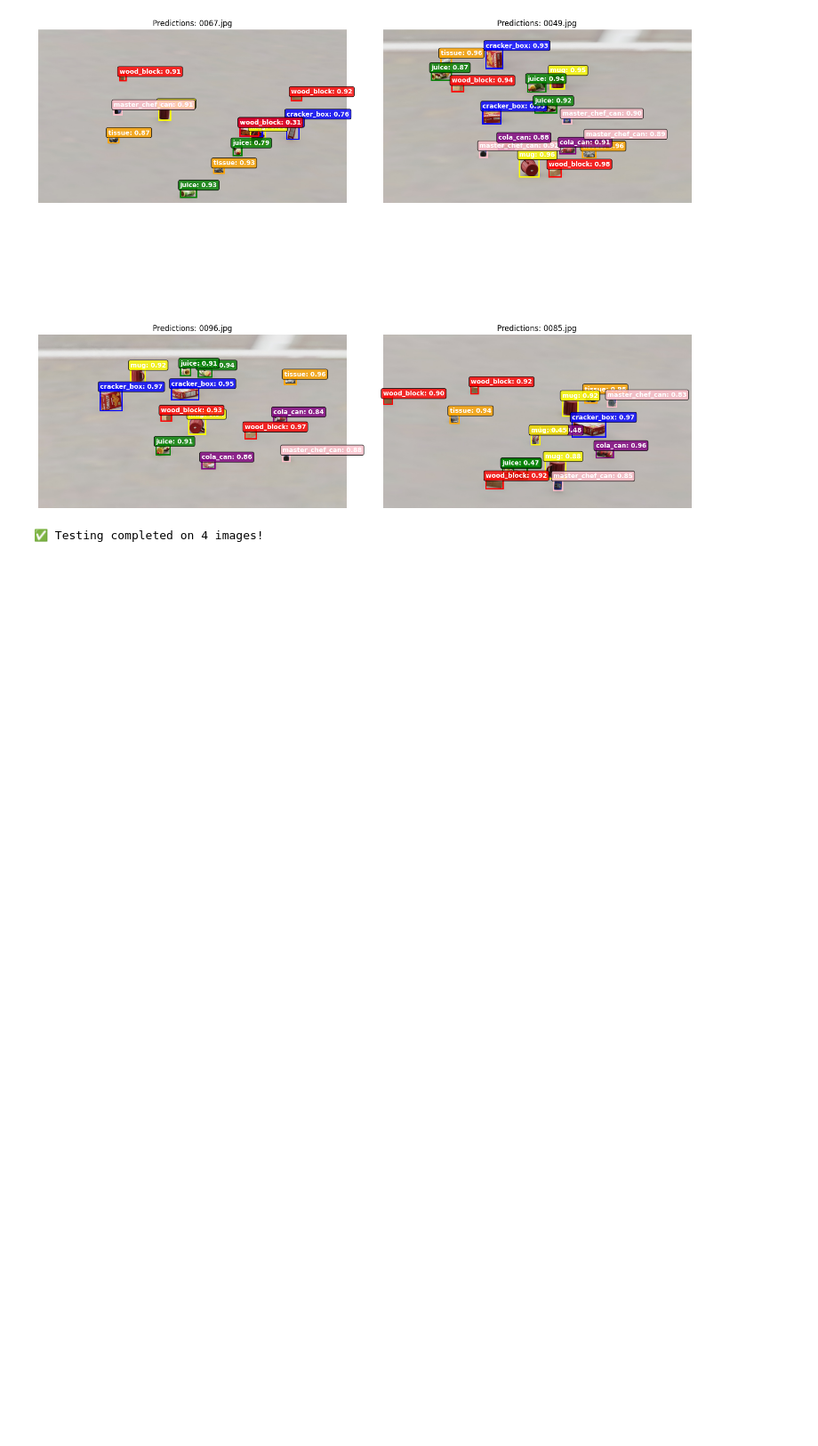
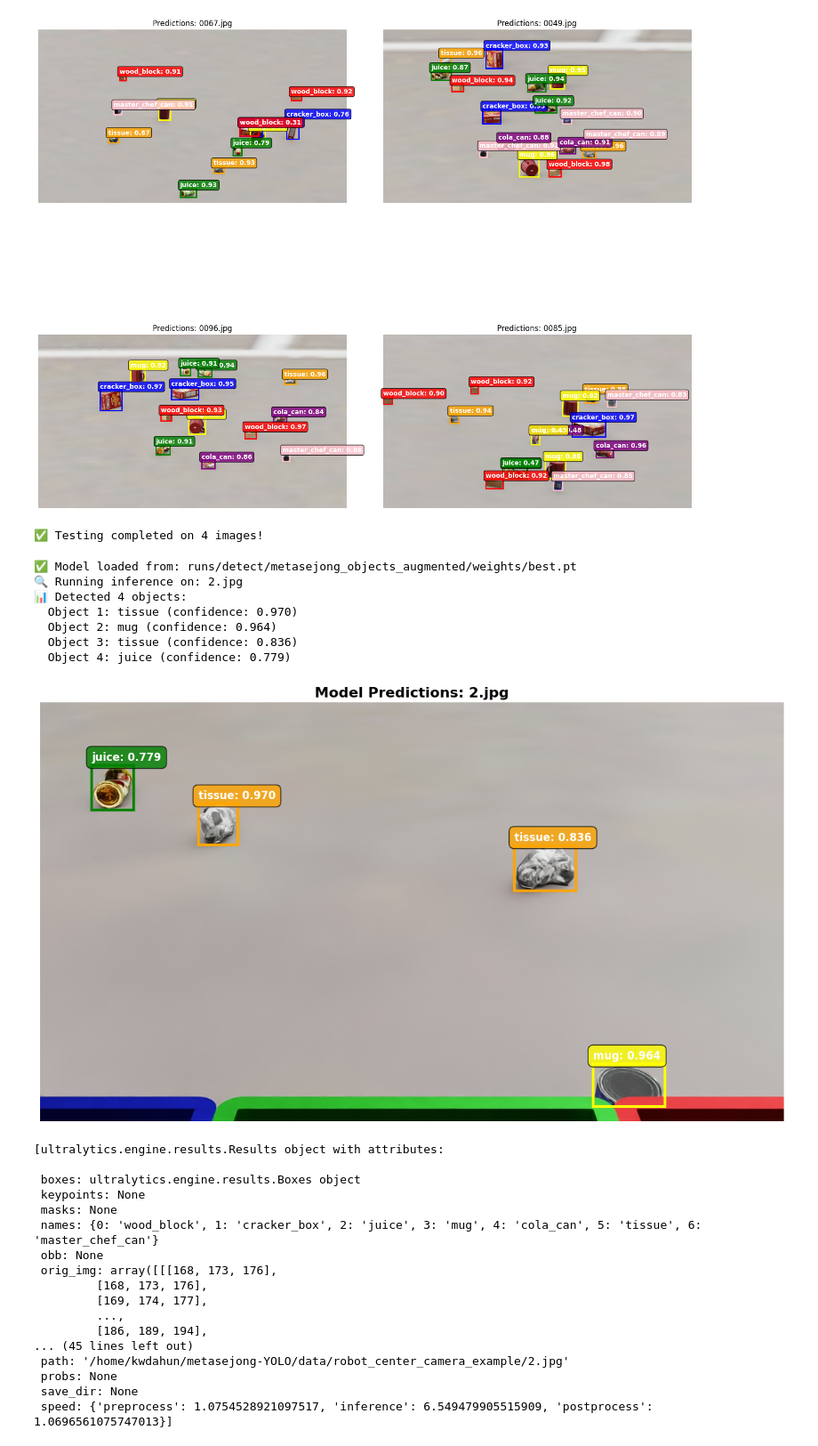
Before and after one commit to DguAiCps/metasejong-YOLO, a Jupyter notebook: YOLO_finetune.ipynb, the cells around one changed output. Shown at 89% size. Drawn from its saved outputs; the diff is of its cells as text; code cells hidden in the pictures; blank space fills up the shorter version.

Commit message:
Test robot center camera recognition

```diff
--- a/YOLO_finetune.ipynb
+++ b/YOLO_finetune.ipynb
@@ -1012,0 +1263,32 @@ TESTING TRAINED MODEL
+# %%
+visualize_model_predictions(
+    model_path="runs/detect/metasejong_objects_augmented/weights/best.pt",
+    image_path="/home/kwdahun/metasejong-YOLO/data/robot_center_camera_example/2.jpg",
+    conf_threshold=0.25
+)
+# %% [output]
+✅ Model loaded from: runs/detect/metasejong_objects_augmented/weights/best.pt
+🔍 Running inference on: 2.jpg
+📊 Detected 4 objects:
+  Object 1: tissue (confidence: 0.970)
+  Object 2: mug (confidence: 0.964)
+  Object 3: tissue (confidence: 0.836)
+  Object 4: juice (confidence: 0.779)
+[figure, added]
+[ultralytics.engine.results.Results object with attributes:
+
+ boxes: ultralytics.engine.results.Boxes object
+ keypoints: None
+ masks: None
+ names: {0: 'wood_block', 1: 'cracker_box', 2: 'juice', 3: 'mug', 4: 'cola_can', 5: 'tissue', 6: 'master_chef_can'}
+ obb: None
+ orig_img: array([[[168, 173, 176],
+         [168, 173, 176],
+         [169, 174, 177],
+         ...,
+         [186, 189, 194],
+... (45 lines left out)
+ path: '/home/kwdahun/metasejong-YOLO/data/robot_center_camera_example/2.jpg'
+ probs: None
+ save_dir: None
+ speed: {'preprocess': 1.0754528921097517, 'inference': 6.549479905515909, 'postprocess': 1.0696561075747013}]
```
Also changed, not shown: parts of 1 cell of this notebook, 2 other files.
